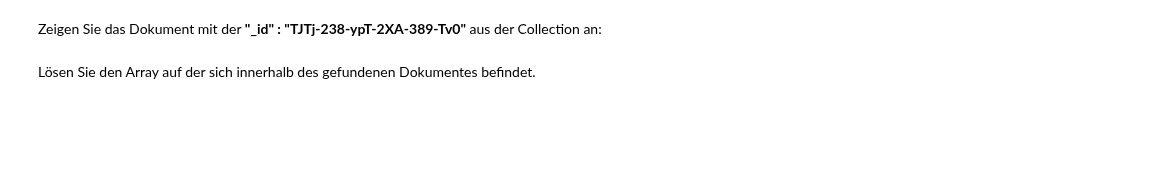
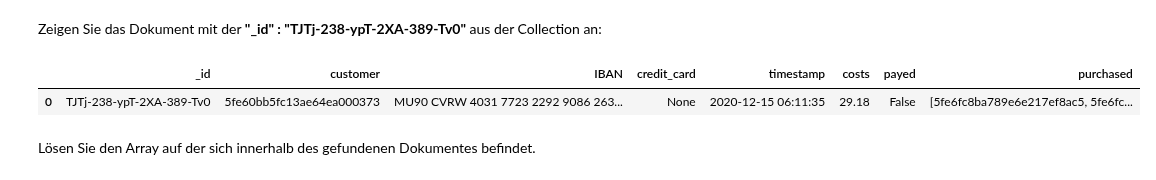
Before and after one commit to orca-nrw/lernmodul-mongodb, a Jupyter notebook: index.ipynb, the cells around one changed output. Saved outputs shown, nothing was run; the diff lists cells and outputs as text; code cells hidden in the pictures; blank space fills up the shorter version.

```diff
--- a/index.ipynb
+++ b/index.ipynb
@@ -1253,8 +1280,12 @@ Zeigen Sie das Dokument mit der <b>"_id" : "TJTj-238-ypT-2XA-389-Tv0"</b> aus de
 # %%
 trans_col = store_db["Transaction"]
 cursor = trans_col.find({"_id" : "TJTj-238-ypT-2XA-389-Tv0" })
-for doc in cursor:
-    pprint(doc)
+
+df = pd.DataFrame(cursor)
+df
+# %% [output]
+|  | _id | customer | IBAN | credit_card | timestamp | costs | payed | purchased |
+| 0 | TJTj-238-ypT-2XA-389-Tv0 | 5fe60bb5fc13ae64ea000373 | MU90 CVRW 4031 7723 2292 9086 263... | None | 2020-12-15 06:11:35 | 29.18 | False | [5fe6fc8ba789e6e217ef8ac5, 5fe6fc... |
 # %% [markdown]
 Lösen Sie den Array auf der sich innerhalb des gefundenen Dokumentes befindet.
 # %%
```
Also changed, not shown: parts of 11 cells of this notebook, 1 other file.
